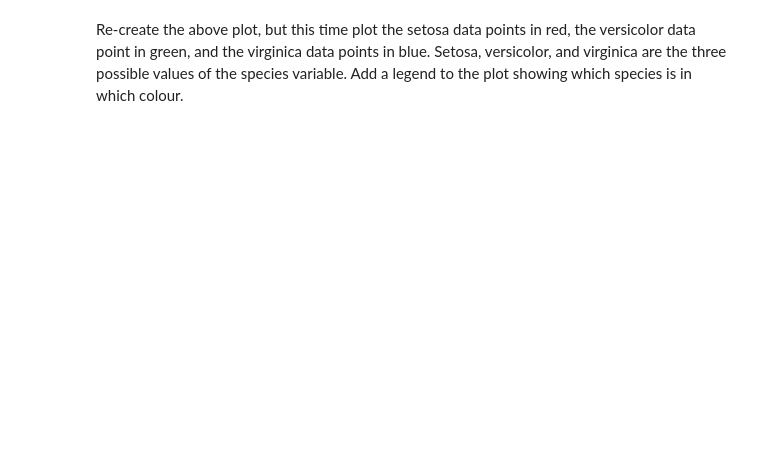
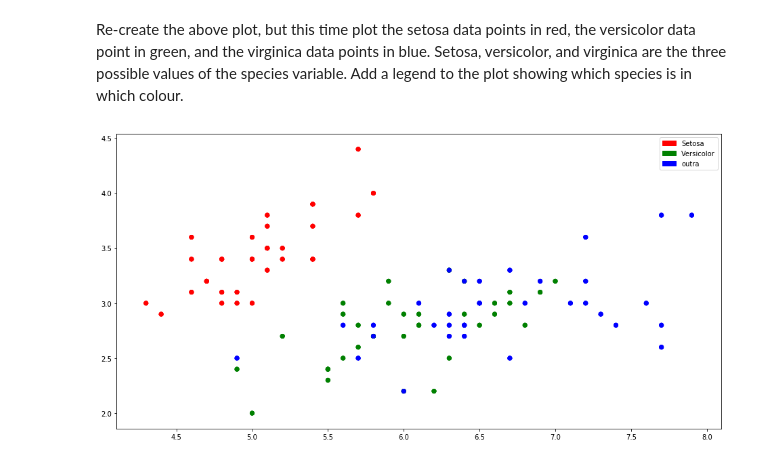
Before and after one commit to PedroHOMota/JupyterNotebook, a Jupyter notebook: Main.ipynb, the cells around one changed output. Saved outputs shown, nothing was run; the diff lists cells and outputs as text; code cells hidden in the pictures; blank space fills up the shorter version.

```diff
--- a/Main.ipynb
+++ b/Main.ipynb
@@ -36,14 +53,22 @@ pl.show()
 # %% [markdown]
 Re-create the above plot, but this time plot the setosa data points in red, the versicolor data point in green, and the virginica data points in blue. Setosa, versicolor, and virginica are the three possible values of the species variable. Add a legend to the plot showing which species is in which colour.
 # %%
+
 colors=[]
-for i in species:
-    if(i=="setosa"):
+plSetosa=[]
+pwSetosa=[]
+for i in range(len(species)):
+    if(species[i]=="setosa"):
         colors.append('r')
-    elif(i=="versicolor"):
+        plSetosa.append(petalLength[i])
+        pwSetosa.append(petalWidth[i])
+    elif(species[i]=="versicolor"):
         colors.append('g')
     else:
         colors.append('b')
 
-pl.scatter(x, y, color=colors)
+pl.scatter(sepalLength, sepalWidth, color=colors)
+pl.legend(handles=[mpatches.Patch(color='red', label='Setosa'),mpatches.Patch(color='green', label='Versicolor'),mpatches.Patch(color='blue', label='outra')])
 pl.show()
+# %% [output]
+[figure, added]
```
Also changed, not shown: parts of 20 cells of this notebook.
